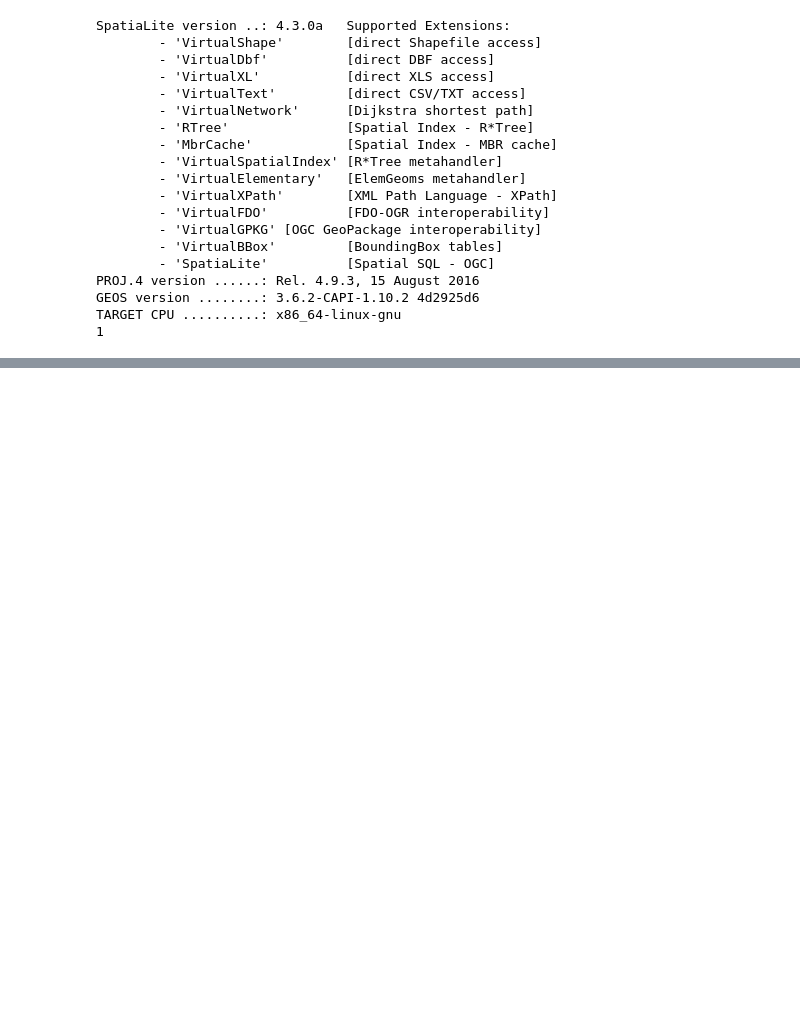
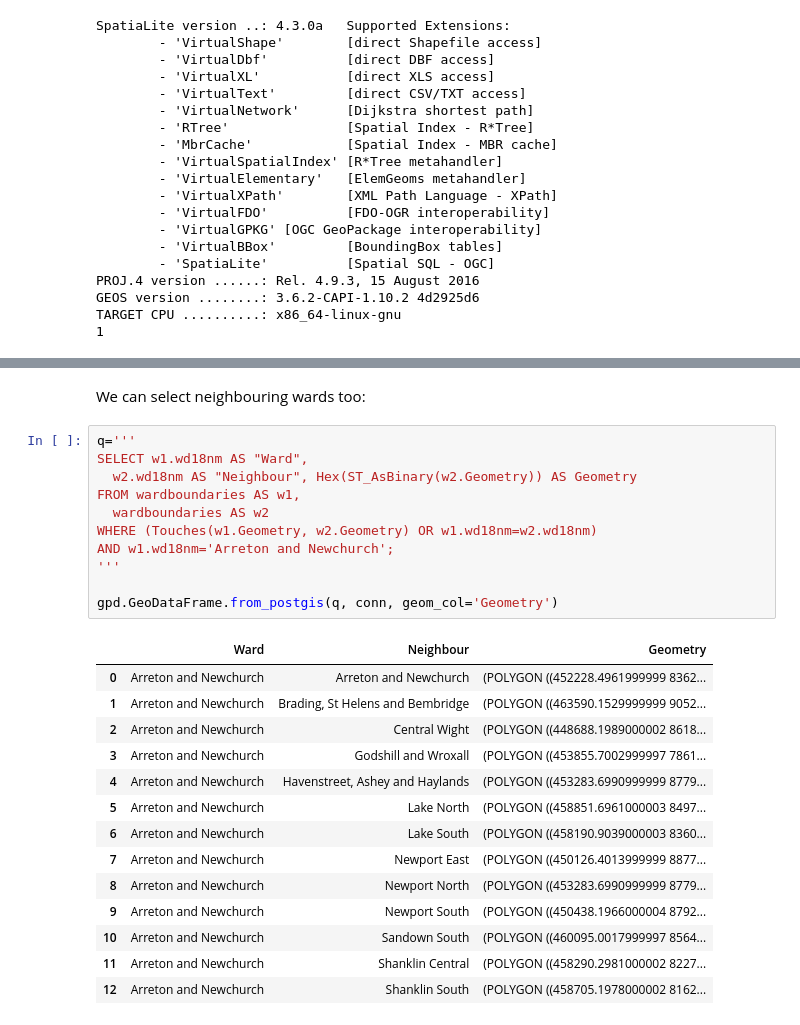
Before and after one commit to isleofdata/geodata, a Jupyter notebook: notebooks/ONS Boundaries.ipynb, the cells around one changed output, grey strips where cells are left out. Saved outputs shown, nothing was run; the diff lists cells and outputs as text; blank space fills up the shorter version.

```diff
--- a/notebooks/ONS Boundaries.ipynb
+++ b/notebooks/ONS Boundaries.ipynb
@@ -72,0 +128,28 @@ TARGET CPU ..........: x86_64-linux-gnu
+# %% [markdown]
+We can select neighbouring wards too:
+# %%
+q='''
+SELECT w1.wd18nm AS "Ward",
+  w2.wd18nm AS "Neighbour", Hex(ST_AsBinary(w2.Geometry)) AS Geometry
+FROM wardboundaries AS w1,
+  wardboundaries AS w2
+WHERE (Touches(w1.Geometry, w2.Geometry) OR w1.wd18nm=w2.wd18nm)
+AND w1.wd18nm='Arreton and Newchurch';
+'''
+
+gpd.GeoDataFrame.from_postgis(q, conn, geom_col='Geometry')
+# %% [output]
+|  | Ward | Neighbour | Geometry |
+| 0 | Arreton and Newchurch | Arreton and Newchurch | (POLYGON ((452228.4961999999 8362... |
+| 1 | Arreton and Newchurch | Brading, St Helens and Bembridge | (POLYGON ((463590.1529999999 9052... |
+| 2 | Arreton and Newchurch | Central Wight | (POLYGON ((448688.1989000002 8618... |
+| 3 | Arreton and Newchurch | Godshill and Wroxall | (POLYGON ((453855.7002999997 7861... |
+| 4 | Arreton and Newchurch | Havenstreet, Ashey and Haylands | (POLYGON ((453283.6990999999 8779... |
+| 5 | Arreton and Newchurch | Lake North | (POLYGON ((458851.6961000003 8497... |
+| 6 | Arreton and Newchurch | Lake South | (POLYGON ((458190.9039000003 8360... |
+| 7 | Arreton and Newchurch | Newport East | (POLYGON ((450126.4013999999 8877... |
+| 8 | Arreton and Newchurch | Newport North | (POLYGON ((453283.6990999999 8779... |
+| 9 | Arreton and Newchurch | Newport South | (POLYGON ((450438.1966000004 8792... |
+| 10 | Arreton and Newchurch | Sandown South | (POLYGON ((460095.0017999997 8564... |
+| 11 | Arreton and Newchurch | Shanklin Central | (POLYGON ((458290.2981000002 8227... |
+| 12 | Arreton and Newchurch | Shanklin South | (POLYGON ((458705.1978000002 8162... |
```
Also changed, not shown: parts of 11 cells of this notebook.
